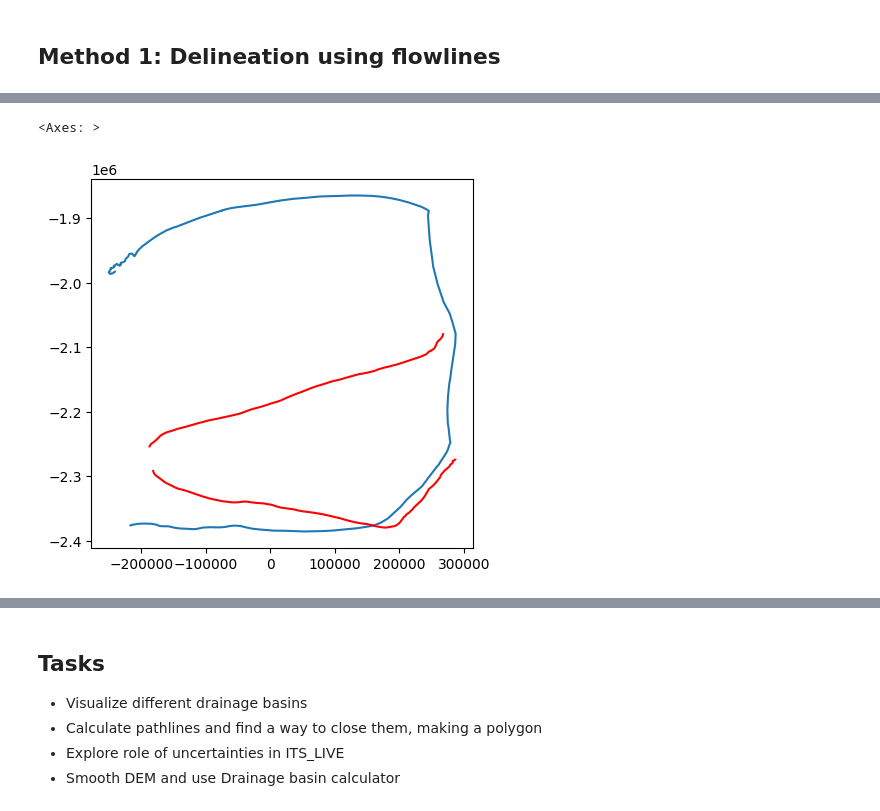
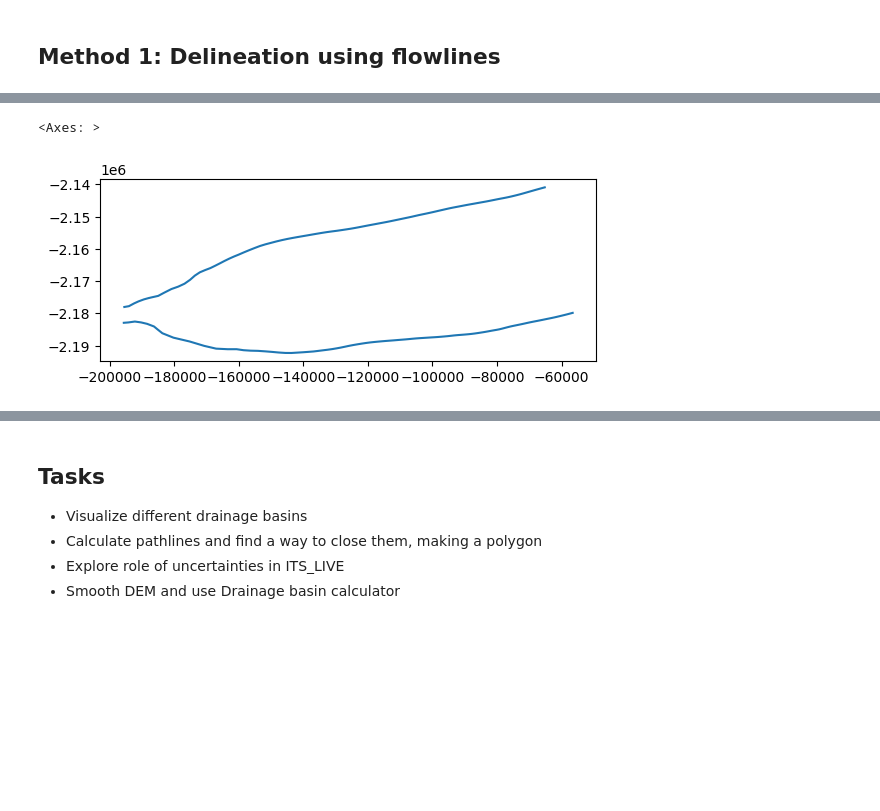
Before and after one commit to pism/glacier-flow-tools, a Jupyter notebook: notebooks/Uncertainties_Mass_Accounting-Kuba3.ipynb, the cells around one changed output, grey strips where cells are left out. Drawn from its saved outputs; the diff is of its cells as text; code cells hidden in the pictures; blank space fills up the shorter version.

```diff
--- a/notebooks/Uncertainties_Mass_Accounting-Kuba3.ipynb
+++ b/notebooks/Uncertainties_Mass_Accounting-Kuba3.ipynb
@@ -131,10 +171,8 @@ NameError: name 'line_p' is not defined
-# %%
-fig, ax = plt.subplots()
-CW.plot(ax=ax)
-result.plot(ax=ax, color="r")
-# %% [output]
-<Axes: >
-[figure, removed]
+# %%
+result.plot()
+# %% [output]
+<Axes: >
+[figure, added]
 # %%
 gdf = gp.GeoDataFrame([
     {"Feature":'pathway',"ID":1,"geometry": geometry.result[pathline_id == 0]},
```
Also changed, not shown: parts of 9 cells of this notebook.
